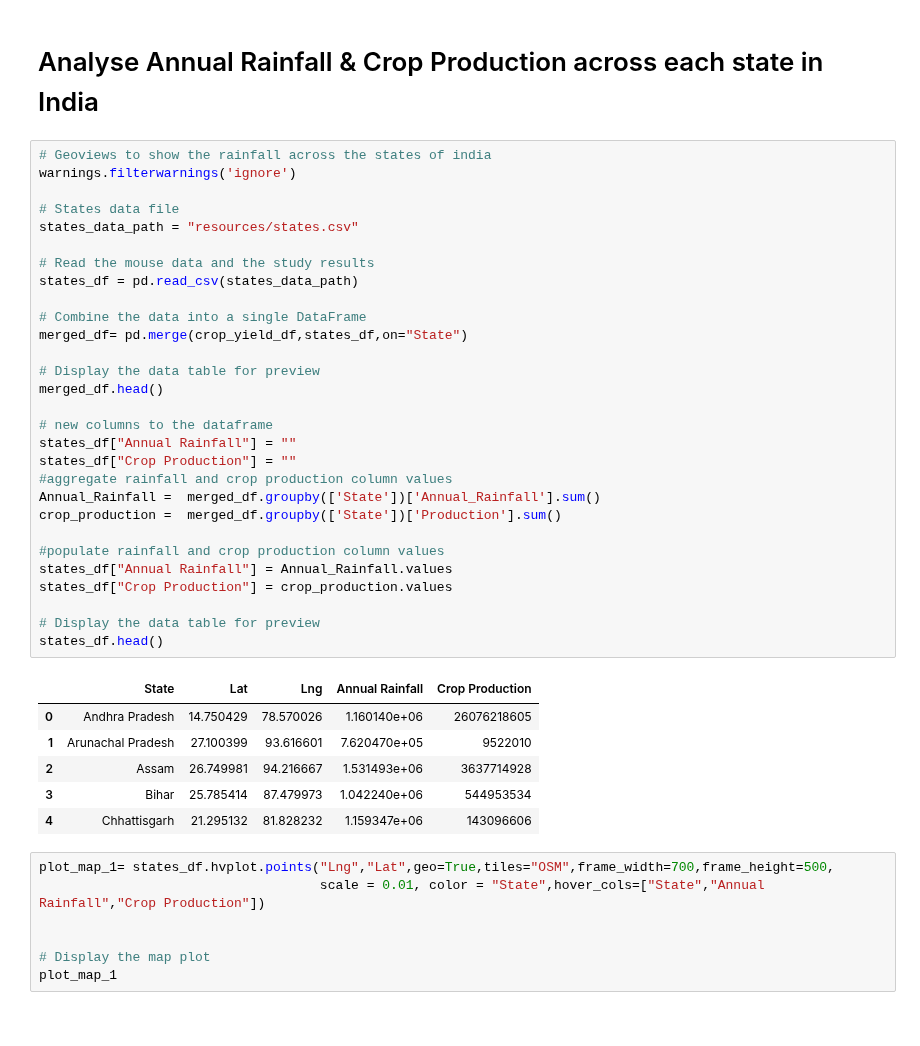
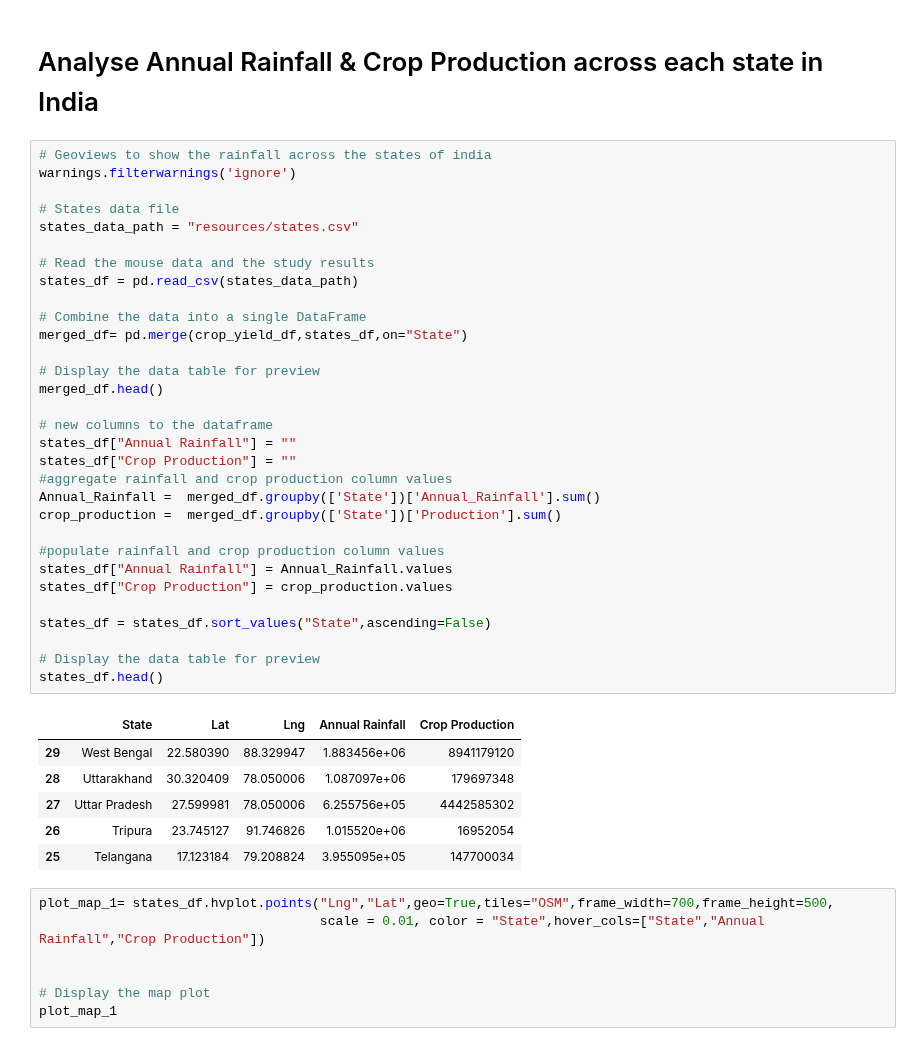
Before and after one commit to falconpunch082/da_bc-proj1, a Jupyter notebook: india_crop_yield.ipynb, the cells around one changed output. Drawn from its saved outputs; the diff is of its cells as text.

```diff
--- a/india_crop_yield.ipynb
+++ b/india_crop_yield.ipynb
@@ -273,38 +273,40 @@ The highest Crop Production is recorded at lowest Pesticide usage
 # Geoviews to show the rainfall across the states of india
 warnings.filterwarnings('ignore')
 
 # States data file
 states_data_path = "resources/states.csv"
 
 # Read the mouse data and the study results
 states_df = pd.read_csv(states_data_path)
 
 # Combine the data into a single DataFrame
 merged_df= pd.merge(crop_yield_df,states_df,on="State")
 
 # Display the data table for preview
 merged_df.head()
 
 # new columns to the dataframe
 states_df["Annual Rainfall"] = ""
 states_df["Crop Production"] = ""
 #aggregate rainfall and crop production column values
 Annual_Rainfall =  merged_df.groupby(['State'])['Annual_Rainfall'].sum()
 crop_production =  merged_df.groupby(['State'])['Production'].sum()
 
 #populate rainfall and crop production column values
 states_df["Annual Rainfall"] = Annual_Rainfall.values
 states_df["Crop Production"] = crop_production.values
 
+states_df = states_df.sort_values("State",ascending=False)
+
 # Display the data table for preview
 states_df.head()
 # %% [output]
 |  | State | Lat | Lng | Annual Rainfall | Crop Production |
-| 0 | Andhra Pradesh | 14.750429 | 78.570026 | 1.160140e+06 | 26076218605 |
-| 1 | Arunachal Pradesh | 27.100399 | 93.616601 | 7.620470e+05 | 9522010 |
-| 2 | Assam | 26.749981 | 94.216667 | 1.531493e+06 | 3637714928 |
-| 3 | Bihar | 25.785414 | 87.479973 | 1.042240e+06 | 544953534 |
-| 4 | Chhattisgarh | 21.295132 | 81.828232 | 1.159347e+06 | 143096606 |
+| 29 | West Bengal | 22.580390 | 88.329947 | 1.883456e+06 | 8941179120 |
+| 28 | Uttarakhand | 30.320409 | 78.050006 | 1.087097e+06 | 179697348 |
+| 27 | Uttar Pradesh | 27.599981 | 78.050006 | 6.255756e+05 | 4442585302 |
+| 26 | Tripura | 23.745127 | 91.746826 | 1.015520e+06 | 16952054 |
+| 25 | Telangana | 17.123184 | 79.208824 | 3.955095e+05 | 147700034 |
 # %%
 plot_map_1= states_df.hvplot.points("Lng","Lat",geo=True,tiles="OSM",frame_width=700,frame_height=500,
                                     scale = 0.01, color = "State",hover_cols=["State","Annual Rainfall","Crop Production"])
```
